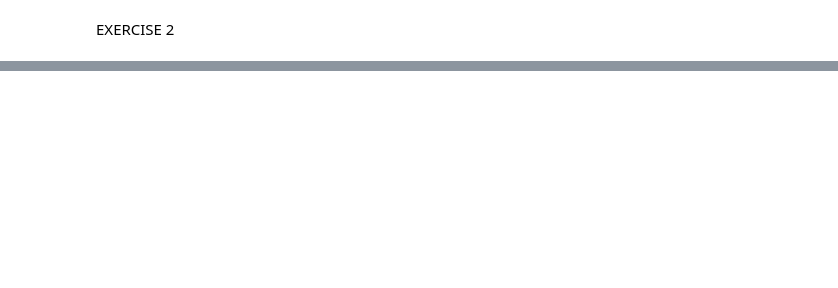
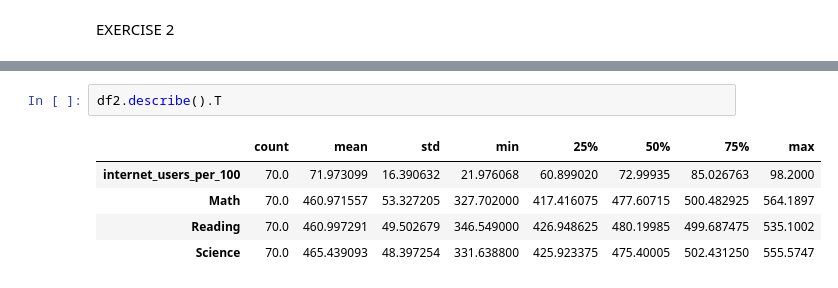
Before and after one commit to seydailk24/My-projects, a Jupyter notebook: statisticswithPANDAS.ipynb, the cells around one changed output, grey strips where cells are left out. Drawn from its saved outputs; the diff is of its cells as text; blank space fills up the shorter version.

```diff
--- a/statisticswithPANDAS.ipynb
+++ b/statisticswithPANDAS.ipynb
@@ -119,0 +116,8 @@ What is the normal body temperature for healthy humans? A random sample of 130 h
+# %%
+df2.describe().T
+# %% [output]
+|  | count | mean | std | min | 25% | 50% | 75% | max |
+| internet_users_per_100 | 70.0 | 71.973099 | 16.390632 | 21.976068 | 60.899020 | 72.99935 | 85.026763 | 98.2000 |
+| Math | 70.0 | 460.971557 | 53.327205 | 327.702000 | 417.416075 | 477.60715 | 500.482925 | 564.1897 |
+| Reading | 70.0 | 460.997291 | 49.502679 | 346.549000 | 426.948625 | 480.19985 | 499.687475 | 535.1002 |
+| Science | 70.0 | 465.439093 | 48.397254 | 331.638800 | 425.923375 | 475.40005 | 502.431250 | 555.5747 |
```
Also changed, not shown: parts of 82 cells of this notebook.
